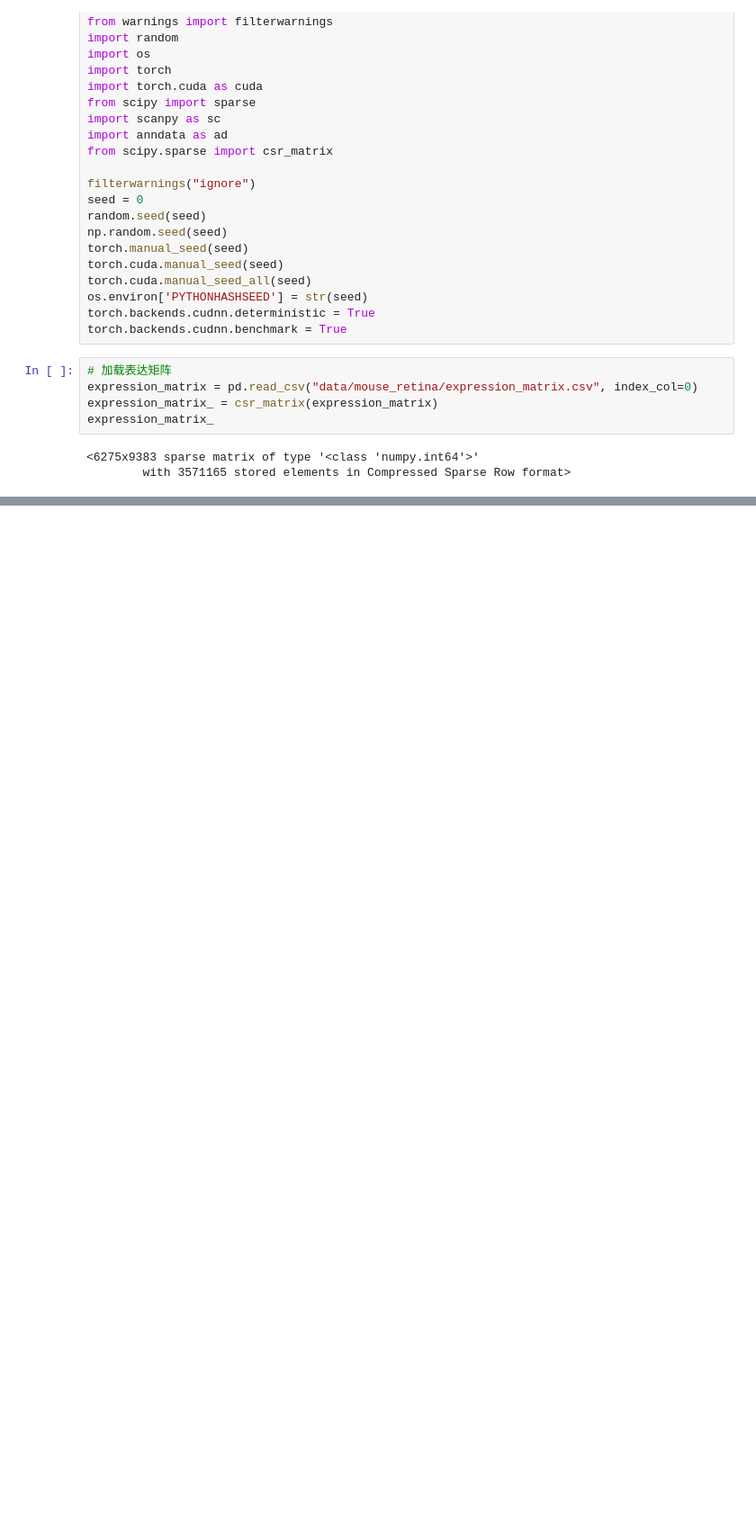
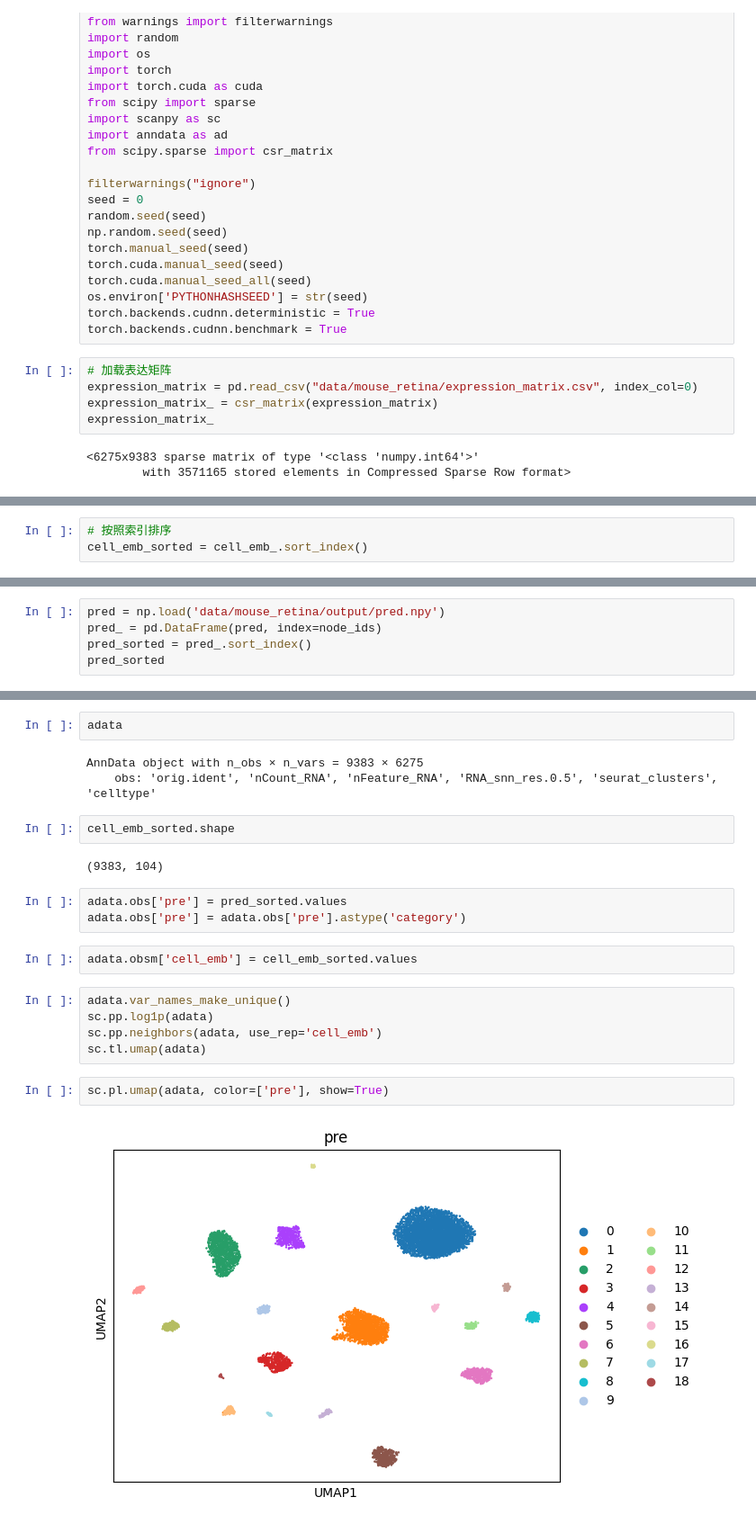
Before and after one commit to StickTaTa/ScFormer, a Jupyter notebook: 03_Tutorial_Mouse_retina_.ipynb, the cells around one changed output, grey strips where cells are left out. Shown at 90% size. Drawn from its saved outputs; the diff is of its cells as text; blank space fills up the shorter version.

```diff
--- a/03_Tutorial_Mouse_retina_.ipynb
+++ b/03_Tutorial_Mouse_retina_.ipynb
@@ -47,0 +91,3 @@ adata.obs = cell_metadata
+# %%
+# 按照索引排序
+cell_emb_sorted = cell_emb_.sort_index()
@@ -47,0 +102,5 @@ adata.obs = cell_metadata
+# %%
+pred = np.load('data/mouse_retina/output/pred.npy')
+pred_ = pd.DataFrame(pred, index=node_ids)
+pred_sorted = pred_.sort_index()
+pred_sorted
@@ -47,0 +121,23 @@ adata.obs = cell_metadata
+# %%
+adata
+# %% [output]
+AnnData object with n_obs × n_vars = 9383 × 6275
+    obs: 'orig.ident', 'nCount_RNA', 'nFeature_RNA', 'RNA_snn_res.0.5', 'seurat_clusters', 'celltype'
+# %%
+cell_emb_sorted.shape
+# %% [output]
+(9383, 104)
+# %%
+adata.obs['pre'] = pred_sorted.values
+adata.obs['pre'] = adata.obs['pre'].astype('category')
+# %%
+adata.obsm['cell_emb'] = cell_emb_sorted.values
+# %%
+adata.var_names_make_unique()
+sc.pp.log1p(adata)
+sc.pp.neighbors(adata, use_rep='cell_emb')
+sc.tl.umap(adata)
+# %%
+sc.pl.umap(adata, color=['pre'], show=True)
+# %% [output]
+[figure, added]
```
Also changed, not shown: parts of 8 cells of this notebook.
